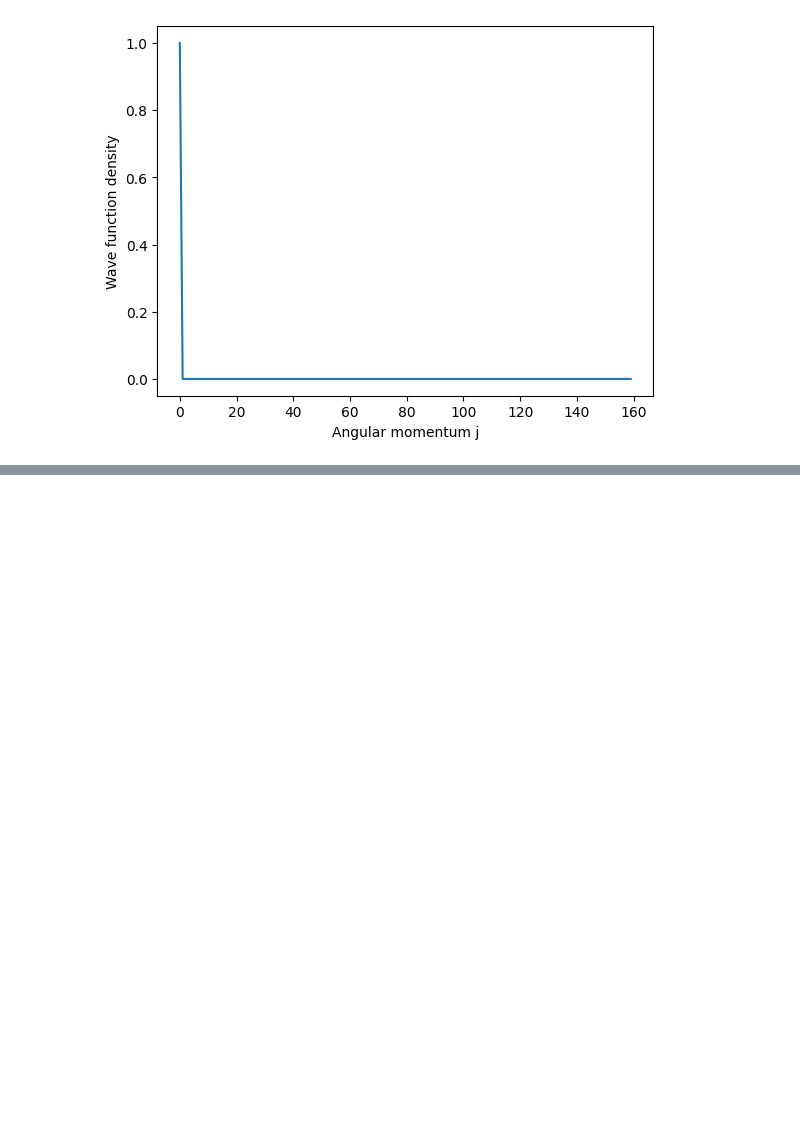
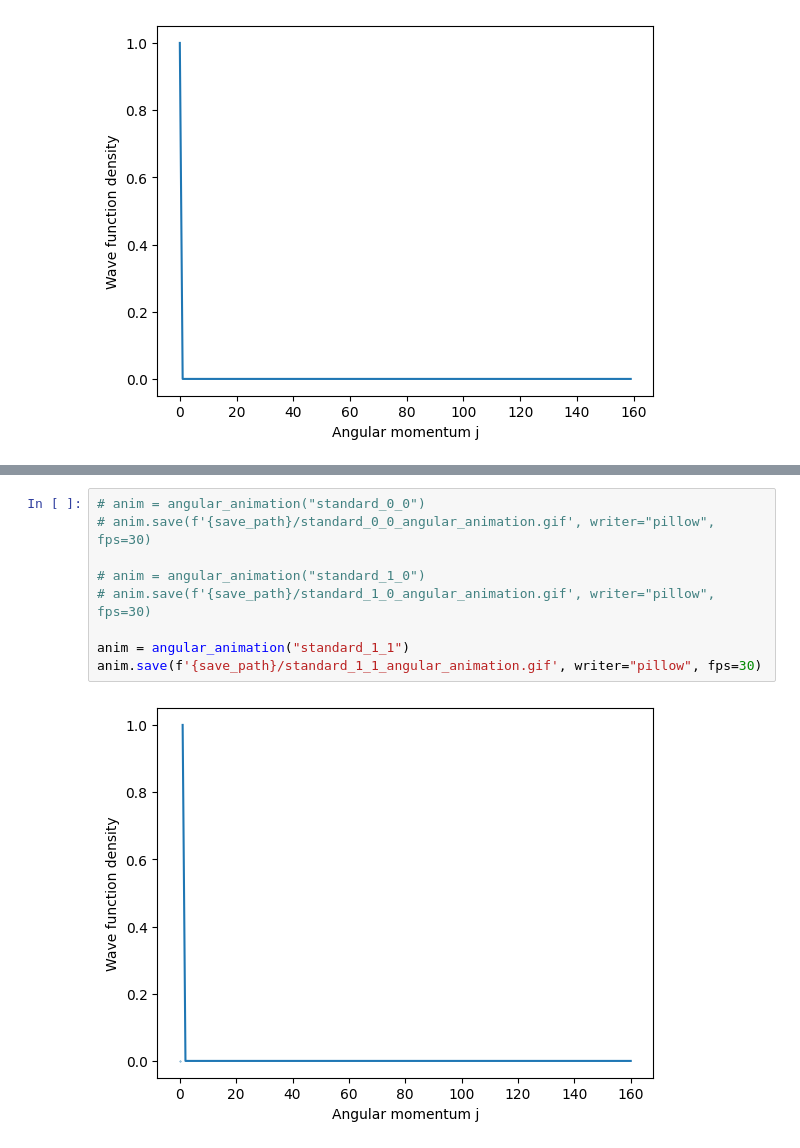
Before and after one commit to Wleter/NeOcs, a Jupyter notebook: analysis/animations.ipynb, the cells around one changed output, grey strips where cells are left out. Drawn from its saved outputs; the diff is of its cells as text; blank space fills up the shorter version.

```diff
--- a/analysis/animations.ipynb
+++ b/analysis/animations.ipynb
@@ -45,0 +59,11 @@ anim.save(f'{save_path}/big_rot_angular_animation.gif', writer="pillow", fps=30)
+# %%
+# anim = angular_animation("standard_0_0")
+# anim.save(f'{save_path}/standard_0_0_angular_animation.gif', writer="pillow", fps=30)
+
+# anim = angular_animation("standard_1_0")
+# anim.save(f'{save_path}/standard_1_0_angular_animation.gif', writer="pillow", fps=30)
+
+anim = angular_animation("standard_1_1")
+anim.save(f'{save_path}/standard_1_1_angular_animation.gif', writer="pillow", fps=30)
+# %% [output]
+[figure, added]
```
Also changed, not shown: parts of 4 cells of this notebook, 14 other files.
